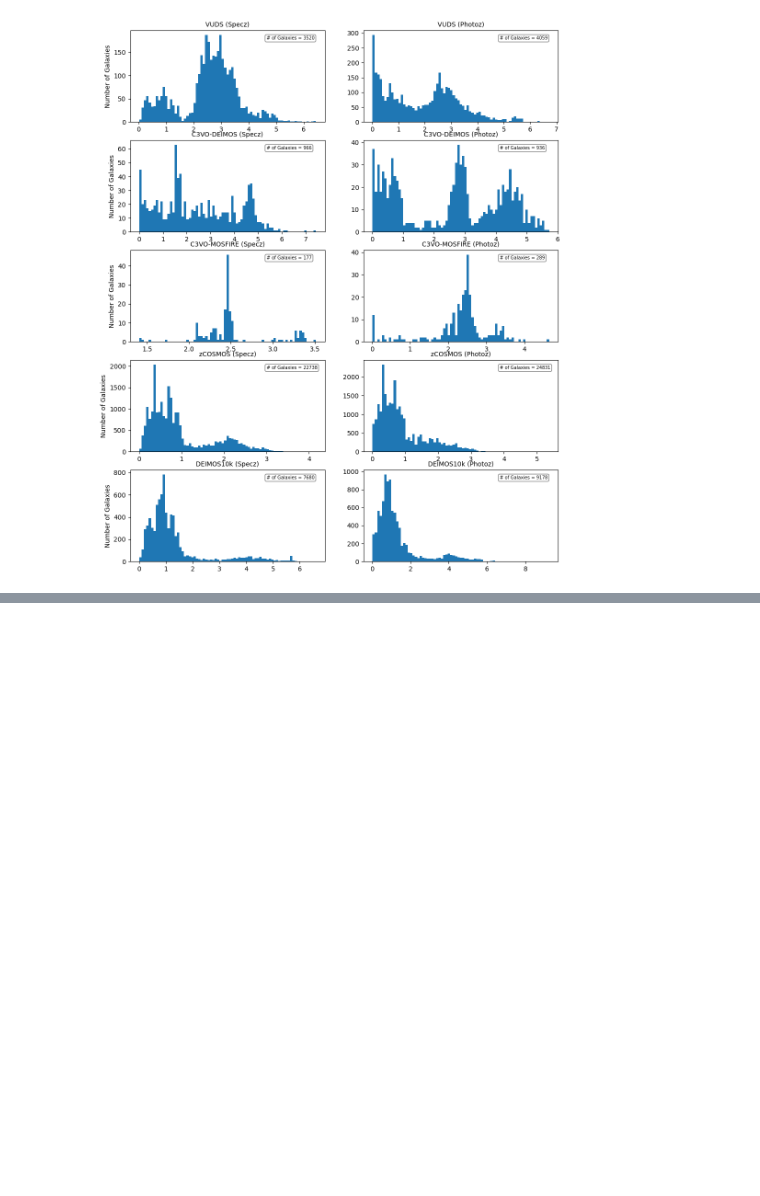
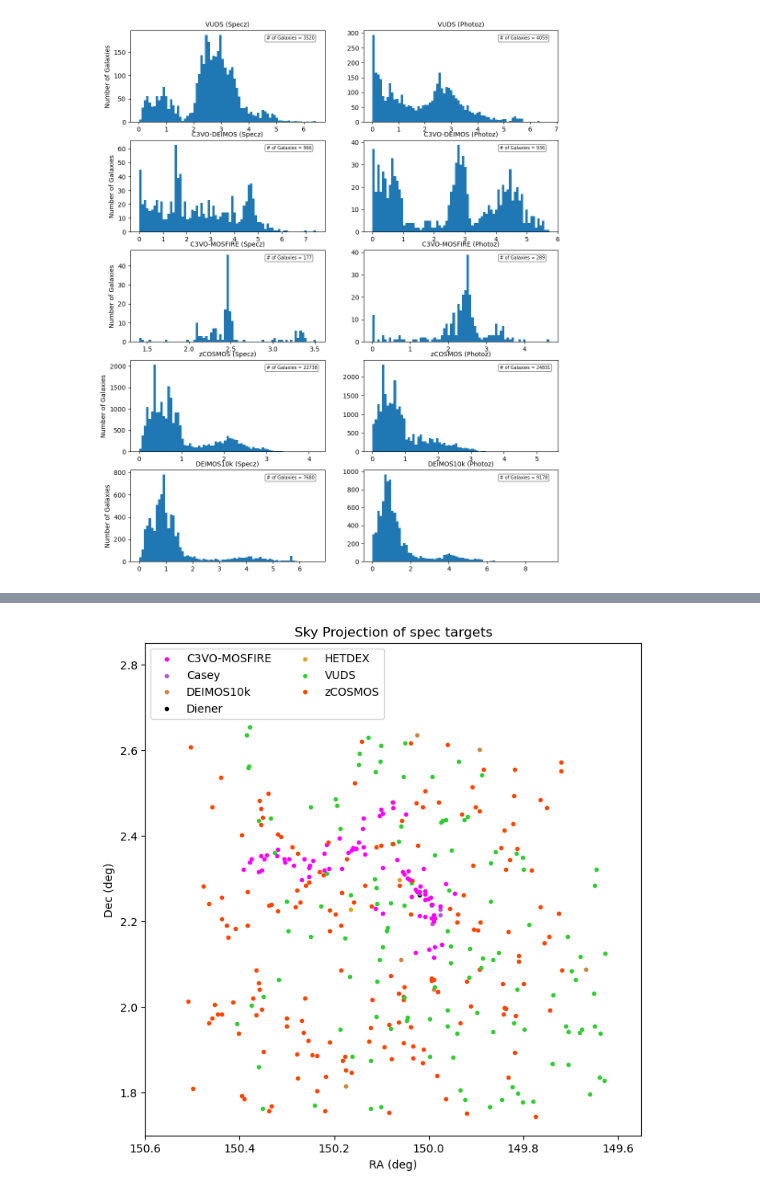
Before and after one commit to dereksikorski/699_1, a Jupyter notebook: VisualizeData.ipynb, the cells around one changed output, grey strips where cells are left out. Drawn from its saved outputs; the diff is of its cells as text; code cells hidden in the pictures; blank space fills up the shorter version.

Commit message:
Get c20 data in and start analysis

```diff
--- a/VisualizeData.ipynb
+++ b/VisualizeData.ipynb
@@ -123,0 +189,11 @@ plt.show()
+# %%
+### Figure out what surveys are present in the data ###
+total = 0
+
+for s in np.unique(specz_cat[:,2]):
+    l = np.where(spec_use[:,2]== s)[0]
+    total += len(l)
+    print(s, f" = {len(l)}")
+
+print()
+print("Total: ", total)
@@ -123,0 +212,32 @@ plt.show()
+# %%
+survey_colors = {
+    "C3VO-DEIMOS"  : 'seagreen',
+    "C3VO-MOSFIRE"  : 'magenta',
+    'Casey'  : 'mediumorchid',
+    'DEIMOS10k'  : 'peru',
+    'Diener'  : 'k',
+    'HETDEX'  : 'goldenrod',
+    'MAGAZ3NE'  : 'turquoise',
+    'VUDS'  : 'limegreen',
+    'zCOSMOS'  : 'orangered',
+    'C20' : 'royalblue'
+
+}
+# %%
+### Plot the distribution of spec observations
+
+fig = plt.figure(figsize=(8,8))
+ax = fig.add_subplot()
+
+for d in spec_use:
+    ax.scatter(d[4], d[6], marker='.', color=survey_colors[d[2]])
+ax.set(title=r"Sky Projection of spec targets", xlabel=r"RA (deg)", ylabel=r"Dec (deg)", xlim=(149.55, 150.6), ylim=(1.7, 2.85))
+plt.gca().invert_xaxis()
+
+for s in np.unique(spec_use[:,2]):
+    ax.scatter(0,0,marker='.', color=survey_colors[s], label=s)
+plt.legend(loc="upper left", ncols=2)
+
+plt.show()
+# %% [output]
+[figure, added]
```
Also changed, not shown: parts of 27 cells of this notebook, 3 other files.
